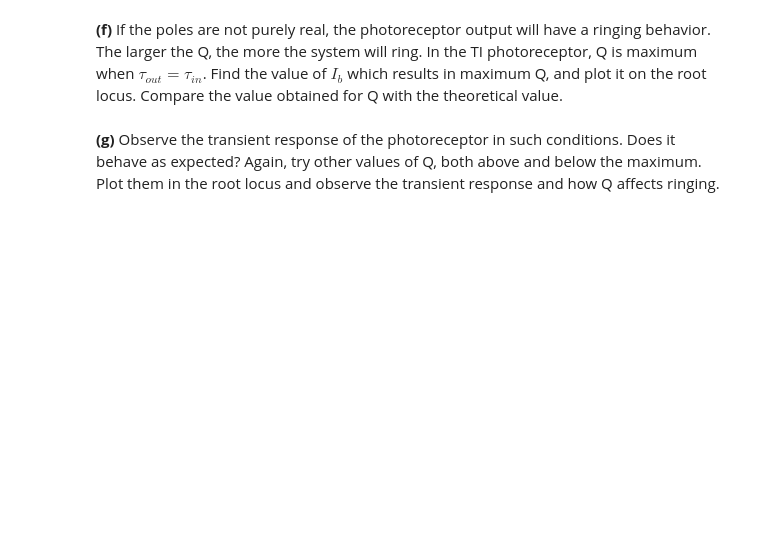
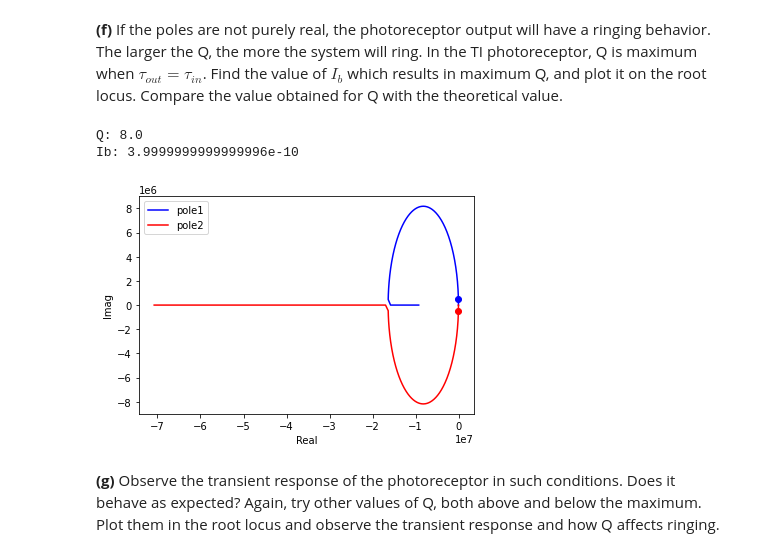
Before and after one commit to daggermaster3000/NE1, a Jupyter notebook: TP10/2021_Photo_GroupNumber_FirstName_LastName.ipynb, the cells around one changed output. Cells and saved outputs as stored; diff of their text form; code cells hidden in the pictures; blank space fills up the shorter version.

```diff
--- a/TP10/2021_Photo_GroupNumber_FirstName_LastName.ipynb
+++ b/TP10/2021_Photo_GroupNumber_FirstName_LastName.ipynb
@@ -973,20 +991,25 @@ obtained for Q with the theoretical value.
 # %%
 # plot root locus
 fig,ax1=plt.subplots(sharex=True)
 ax1.plot(np.real(pole1),np.imag(pole1),'b')
 ax1.plot(np.real(pole2),np.imag(pole2),'r')
 ax1.set_xlabel('Real')
 ax1.set_ylabel('Imag')
 ax1.legend(['pole1','pole2'])
 
 # TODO fill the expression with the value of Ib which maximizes Q
-Ib_Qmax=...
+Ib_Qmax= (Ipd_bright*C_out*V_e)/(U_T*C_pd)
+
 pole1_Qmax,pole2_Qmax,Q_Qmax=get_poles(Ipd=Ipd_bright,Ib=Ib_Qmax,C_pd=C_pd,C_out=C_out,V_e=V_e)
 ax1.plot(np.real(pole1_Qmax),np.imag(pole1_Qmax),'bo')
 ax1.plot(np.real(pole2_Qmax),np.imag(pole2_Qmax),'ro')
 
 print(f"Q: {Q_Qmax}")
 print(f"Ib: {Ib_Qmax}")
+# %% [output]
+Q: 8.0
+Ib: 3.9999999999999996e-10
+[figure, added]
 # %% [markdown]
 **(g)** Observe the transient response of the photoreceptor in such
 conditions. Does it behave as expected? Again, try other values of Q, both above
```
Also changed, not shown: parts of 21 cells of this notebook.
